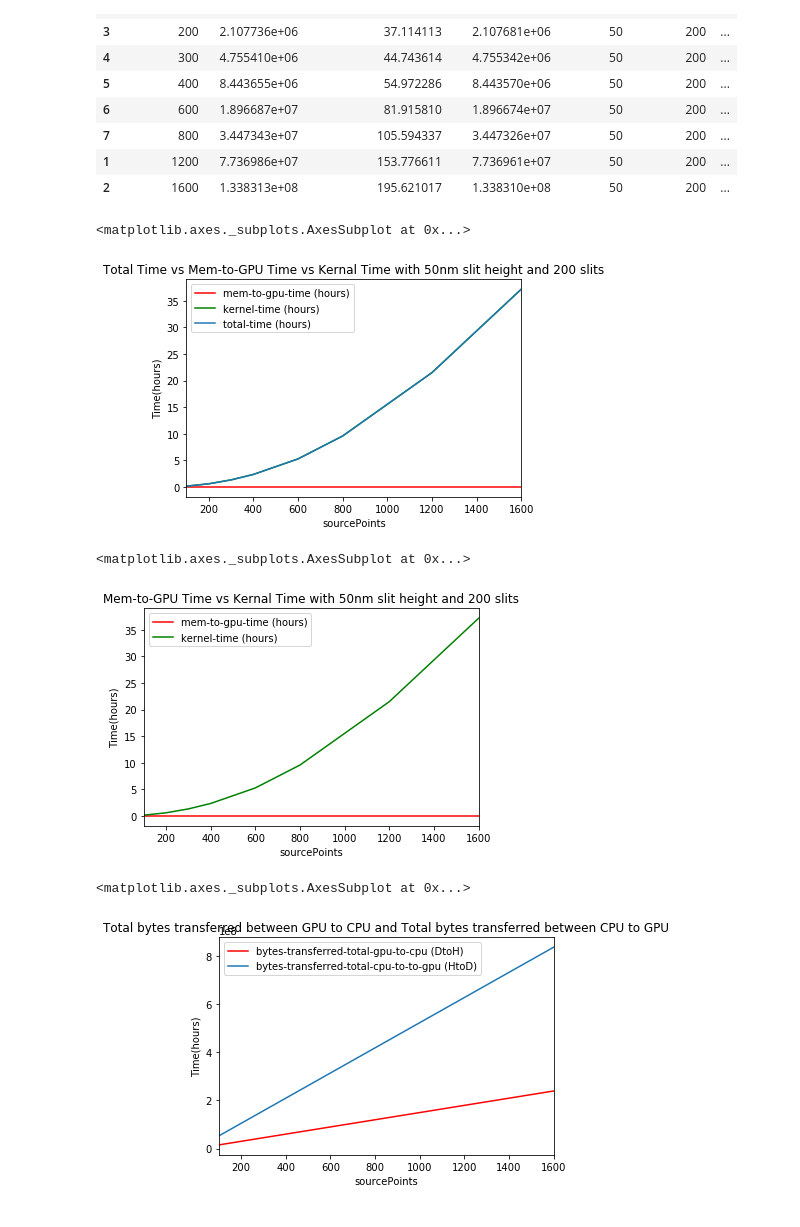
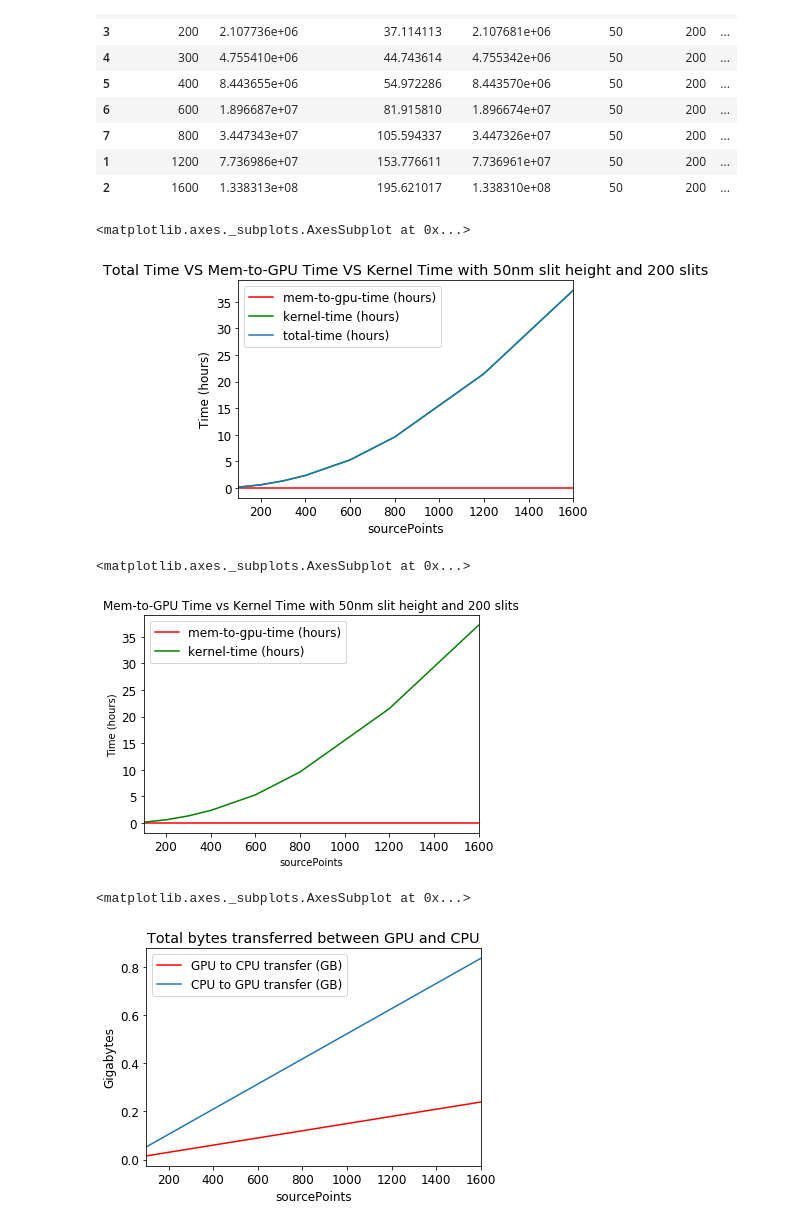
Before and after one commit to gtoledorodriguez/XRay-Optics-Simulation, a Jupyter notebook: notes/gpu-memory-usage/gpu-memory-test-stats.ipynb, the cells around one changed output. Drawn from its saved outputs; the diff is of its cells as text; code cells hidden in the pictures.

```diff
--- a/notes/gpu-memory-usage/gpu-memory-test-stats.ipynb
+++ b/notes/gpu-memory-usage/gpu-memory-test-stats.ipynb
@@ -4,8 +3,10 @@ import numpy
 # %%
-def calculate_total_point_sources(slitHeight: int, numOfSlits: int, pointSourcesPerSlit) -> int:
+import pandas
+
+def calculate_total_point_sources(slitHeight: int, numOfSlits: int, pointSourcesPerSlit: int) -> int:
     """Given slit height in nm, number of slits, and the number of point sources per slit,
     calculate the number of total point sources"""
-    return (((slitHeight-1)*(numOfSlits)) * pointSourcesPerSlit)
+    return ((slitHeight-1)*(numOfSlits)) * pointSourcesPerSlit
 # %%
 df = pandas.read_csv('gpu-memory-test-realistic-params.csv')
 df = df.sort_values('sourcePoints')
@@ -20,6 +21,11 @@ df=df.assign(**{"mem-to-gpu-time (hours)": df['mem-to-gpu-time (minutes)']/60})
 df=df.assign(**{"kernel-time (minutes)": df['kernel-time (ms)']/1000/60})
 df=df.assign(**{"kernel-time (hours)": df['kernel-time (minutes)']/60})
 
+df=df.assign(**{"GPU to CPU transfer (GB)": df['bytes-transferred-total-gpu-to-cpu (DtoH)']/1e9})
+df=df.assign(**{"CPU to GPU transfer (GB)": df['bytes-transferred-total-cpu-to-to-gpu (HtoD)']/1e9})
+
+df=df.assign(**{"RAM used (GB)": df['bytes-ram-used-at-end']/1e9})
+
 # calculate how many individual point sources there are
 df=df.assign(**{"n (# of total point sources)":
 
@@ -43,37 +49,46 @@ df
 | 2 | 1600 | 1.338313e+08 | 195.621017 | 1.338310e+08 | 50 | 200 | ... |
 # %%
 import matplotlib.pyplot as plt
-import pandas as pd
 
-plt.title("Total Time vs Mem-to-GPU Time vs Kernal Time with 50nm slit height and 200 slits")
-plt.ylabel("Time(hours)")
+plt.title("Total Time VS Mem-to-GPU Time VS Kernel Time with 50nm slit height and 200 slits")
+plt.rcParams["font.size"] = 12
+plt.tick_params(labelsize=12)
+
+plt.ylabel("Time (hours)")
 
 ax = plt.gca()
 df.plot(kind='line',x='sourcePoints',y='mem-to-gpu-time (hours)', color='red', ax=ax)
 df.plot(kind='line',x='sourcePoints',y='kernel-time (hours)', color='green', ax=ax)
-df.plot(kind='line',x='sourcePoints',y='total-time (hours)',ax=ax) # total time slightly eclipses kernal time
+df.plot(kind='line',x='sourcePoints',y='total-time (hours)',ax=ax) # total time slightly eclipses kernel time
 # %% [output]
 <matplotlib.axes._subplots.AxesSubplot at 0x...>
-[figure, old version]
+[figure, new version]
 # %%
-#made as comparison that the kernal time makes up a majority of the time
+#made as comparison that the kernel time makes up a majority of the time
 
-plt.title("Mem-to-GPU Time vs Kernal Time with 50nm slit height and 200 slits")
-plt.ylabel("Time(hours)")
+plt.title("Mem-to-GPU Time vs Kernel Time with 50nm slit height and 200 slits")
+plt.rcParams["font.size"] = 12
+plt.tick_params(labelsize=12)
+
+plt.ylabel("Time (hours)")
 
 ax = plt.gca()
 df.plot(kind='line',x='sourcePoints',y='mem-to-gpu-time (hours)', color='red', ax=ax)
 df.plot(kind='line',x='sourcePoints',y='kernel-time (hours)', color='green', ax=ax)
 # %% [output]
 <matplotlib.axes._subplots.AxesSubplot at 0x...>
-[figure, old version]
+[figure, new version]
 # %%
-plt.title("Total bytes transferred between GPU to CPU and Total bytes transferred between CPU to GPU")
-plt.ylabel("Time(hours)")
+plt.title("Total bytes transferred between GPU and CPU")
+plt.rcParams["font.size"] = 12
+plt.tick_params(labelsize=12)
+
+
+plt.ylabel("Gigabytes")
 
 ax = plt.gca()
-df.plot(kind='line',x='sourcePoints',y='bytes-transferred-total-gpu-to-cpu (DtoH)', color='red', ax=ax)
-df.plot(kind='line',x='sourcePoints',y='bytes-transferred-total-cpu-to-to-gpu (HtoD)', ax=ax)
+df.plot(kind='line',x='sourcePoints',y='GPU to CPU transfer (GB)', color='red', ax=ax)
+df.plot(kind='line',x='sourcePoints',y='CPU to GPU transfer (GB)', ax=ax)
 # %% [output]
 <matplotlib.axes._subplots.AxesSubplot at 0x...>
-[figure, old version]
+[figure, new version]
```
Also changed, not shown: parts of 3 cells of this notebook.
